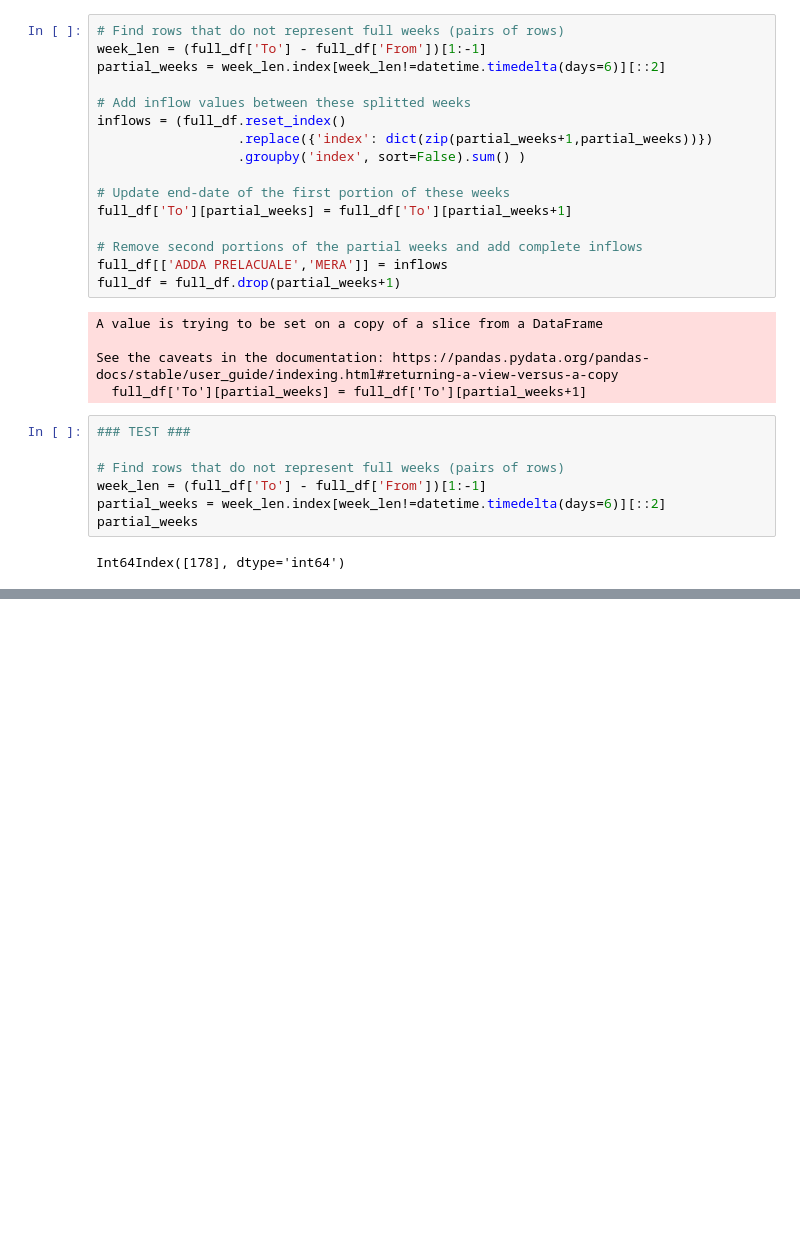
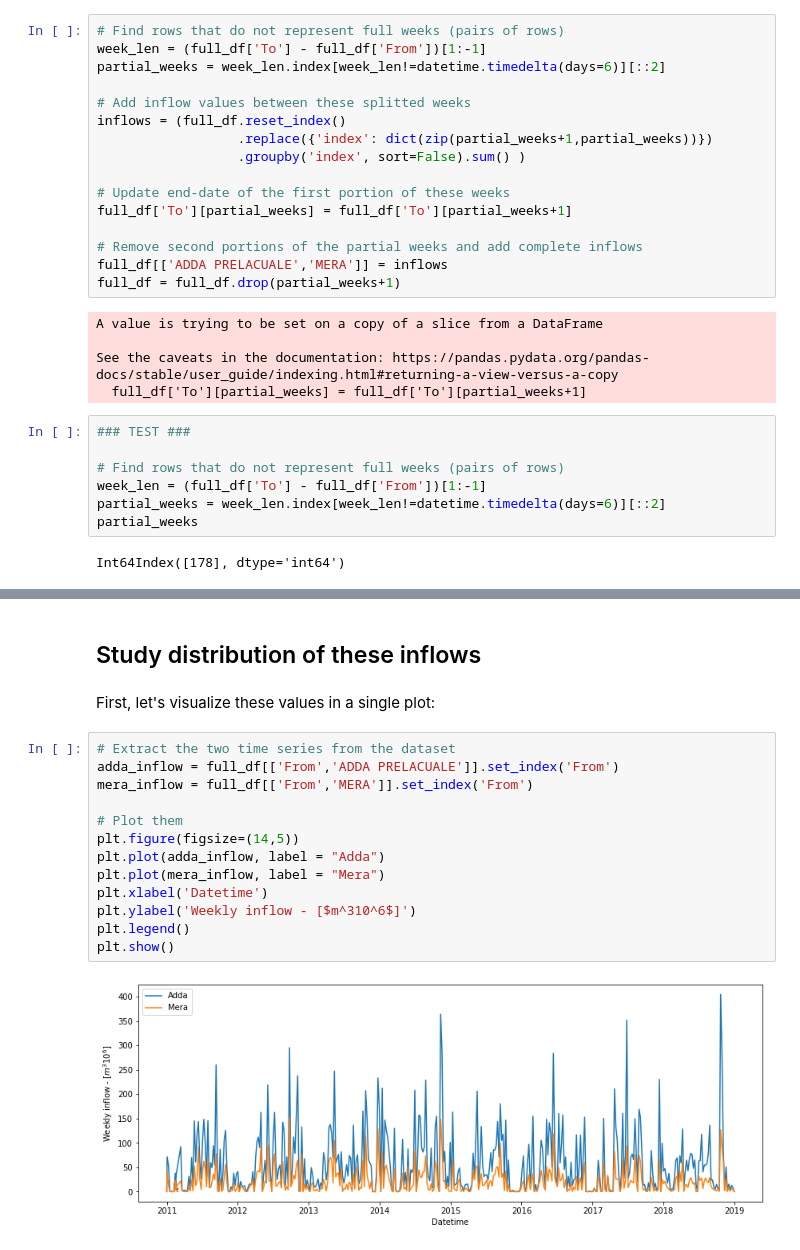
Before and after one commit to francescovidaich964/Como_lake, a Jupyter notebook: Como_Lake_test.ipynb, the cells around one changed output, grey strips where cells are left out. Cells and saved outputs as stored; diff of their text form; blank space fills up the shorter version.

```diff
--- a/Como_Lake_test.ipynb
+++ b/Como_Lake_test.ipynb
@@ -115,0 +120,19 @@ full_df
+# %% [markdown]
+## Study distribution of these inflows
+# %% [markdown]
+First, let's visualize these values in a single plot:
+# %%
+# Extract the two time series from the dataset
+adda_inflow = full_df[['From','ADDA PRELACUALE']].set_index('From')
+mera_inflow = full_df[['From','MERA']].set_index('From')
+
+# Plot them
+plt.figure(figsize=(14,5))
+plt.plot(adda_inflow, label = "Adda")
+plt.plot(mera_inflow, label = "Mera")
+plt.xlabel('Datetime')
+plt.ylabel('Weekly inflow - [$m^310^6$]')
+plt.legend()
+plt.show()
+# %% [output]
+[figure, added]
```
Also changed, not shown: parts of 10 cells of this notebook.
